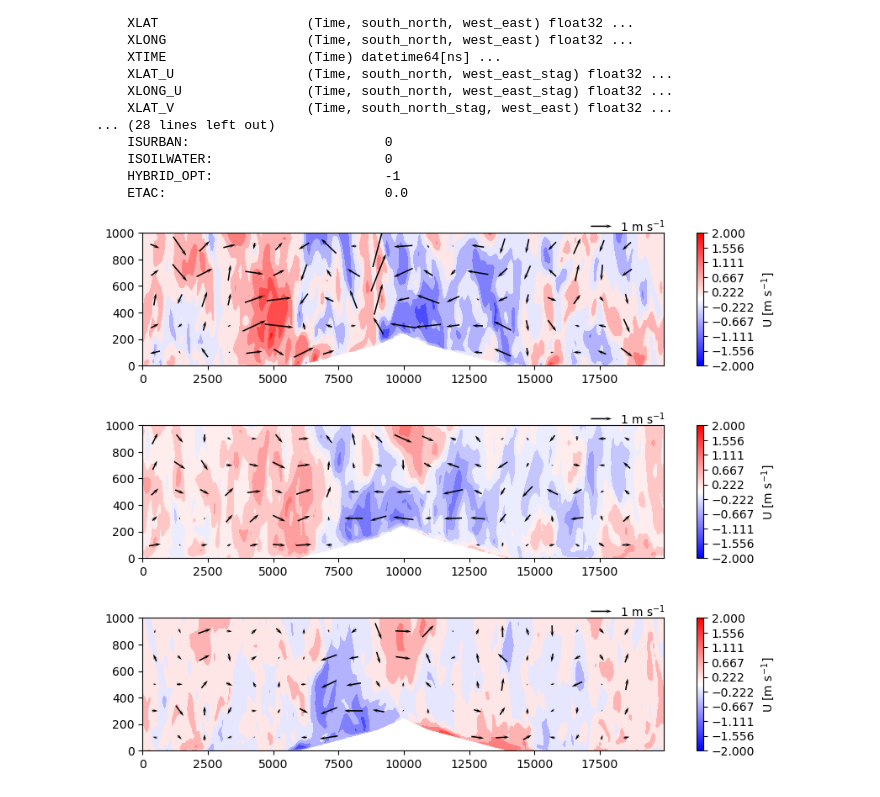
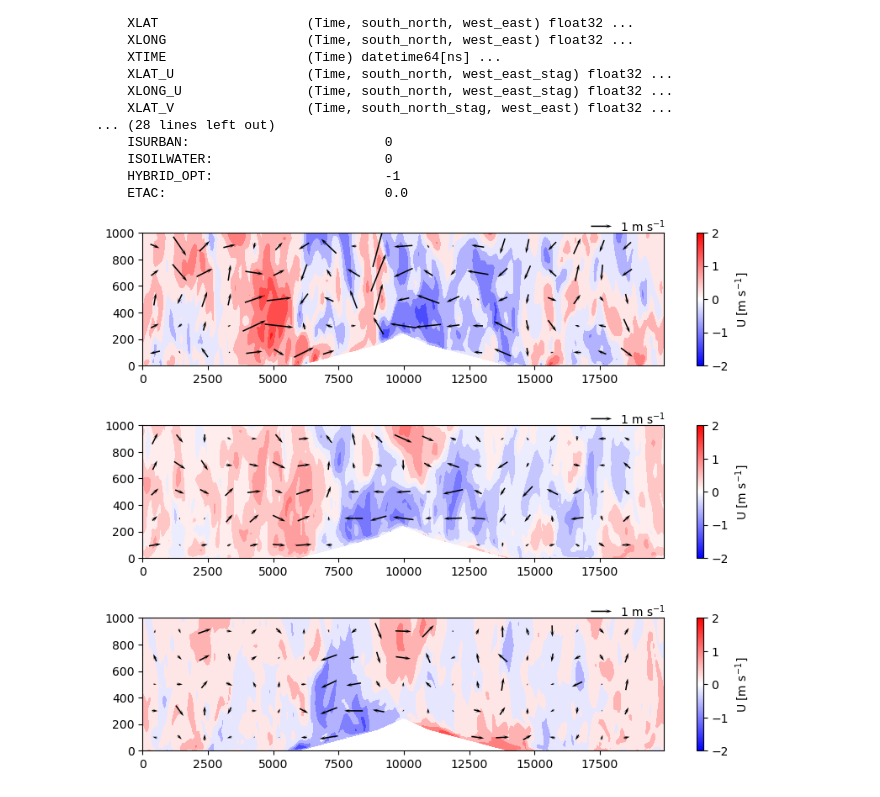
Before and after one commit to adconnolly/SlopeFlow, a Jupyter notebook: analysis/plot_XZ_sunsetU.ipynb, the cells around one changed output. Cells and saved outputs as stored; diff of their text form; code cells hidden in the pictures.

```diff
--- a/analysis/plot_XZ_sunsetU.ipynb
+++ b/analysis/plot_XZ_sunsetU.ipynb
@@ -74,7 +74,7 @@ else:
 
 vmin = -2
 vmax = 2
-cbarTicks = np.linspace(vmin,vmax,10)
+cbarTicks = np.linspace(vmin,vmax,5)
 norm = matplotlib.colors.Normalize(vmin=vmin, vmax=vmax)
 mappable = ScalarMappable(norm=norm, cmap='bwr')
 
@@ -106,34 +106,34 @@ for it, itime in enumerate(itimes):
 
     cbar = fig.colorbar( mappable,
                         ax=axs[it],
                         norm=norm,
                         cmap="bwr",label=cbarLabels[0], ticks = cbarTicks
                         )
 
 
     qv = axs[it].quiver(X, Z, u, w, angles= 'uv',# scale_units='uv',
                         scale=25,         # Larger -> shorter arrows (adjust experimentally)
                         width=0.0025,      # Thinner shafts than default (~0.005)
                         headwidth=3,      # Default is 3, but reducing vertical bulk
                         headlength=5,     # Default is 5, smaller head in stretched axes
                         headaxislength=3, # Controls head flare; keep small
                         pivot='middle'    # Center pivot helps in stretched plots
                        )
 
     axs[it].quiverkey(qv,
                 X=0.9, Y=1.05,    # position in axes fraction coords (0–1)
                 U=1,              # vector magnitude represented
                 label=r'1 m s$^{-1}$',    # label text
                 labelpos='E'      # 'N', 'S', 'E', 'W' for label position
                 )
 
 
     # cbar.set_ticks(cbarTicks)
     # cbar.set_lim( (vmin, vmax) )
 
 fig.subplots_adjust(hspace=0.45)
 # %% [output]
-[figure, old version]
+[figure, new version]
 # %%
 title_spec = nt*[""]
 for it, itime in enumerate(itimes):
```
Also changed, not shown: parts of 1 cell of this notebook, 8 other files.
